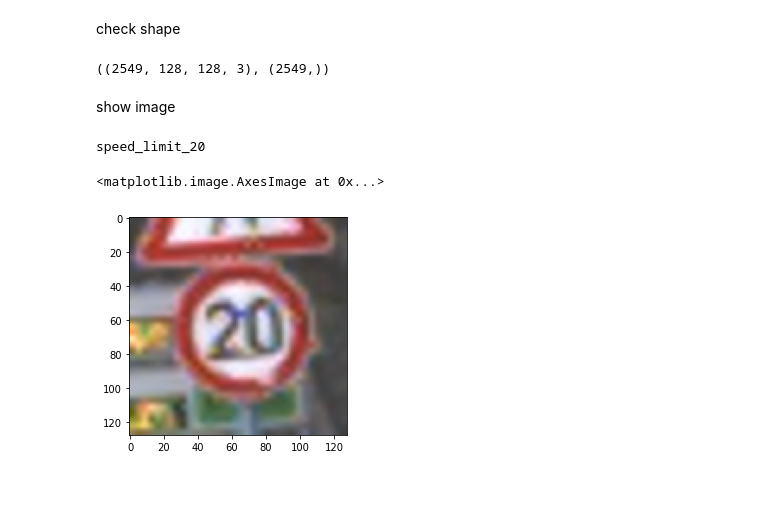
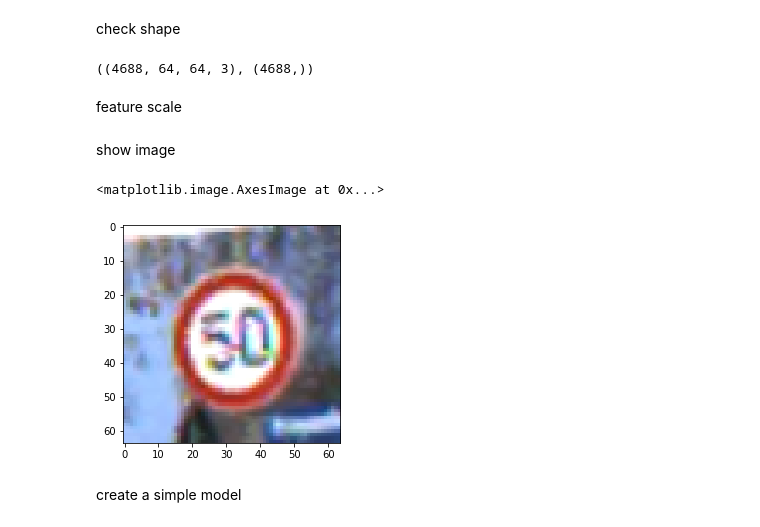
Before and after one commit to luoyuhan011/309CourseWork2, a Jupyter notebook: 309CourseWork2.ipynb, the cells around one changed output. Saved outputs shown, nothing was run; the diff lists cells and outputs as text; code cells hidden in the pictures; blank space fills up the shorter version.

```diff
--- a/309CourseWork2.ipynb
+++ b/309CourseWork2.ipynb
@@ -16,6 +18,6 @@ label_list = []
 for label in os.listdir(path):
   for file_name in os.listdir(os.path.join(path, label)):
     img = Image.open(os.path.join(path, label, file_name))
-    img = img.resize(size=(128,128))
+    img = img.resize(size=(64,64))
     img_list.append(np.array(img))
     label_list.append(label)
@@ -28,14 +32,17 @@ X_train = np.array(img_list, dtype=int)
 Y_train = np.array(label_list, ndmin=1, dtype=int)
 X_train.shape, Y_train.shape
 # %% [output]
-((2549, 128, 128, 3), (2549,))
+((4688, 64, 64, 3), (4688,))
+# %% [markdown]
+feature scale
+# %%
+X_train = X_train/255
 # %% [markdown]
 show image
-# %%
-index = 0
-print(class_name[Y_train[index]])
-plt.imshow(X_train[2])
-# %% [output]
-speed_limit_20
-<matplotlib.image.AxesImage at 0x...>
-[figure, removed]
+# %%
+plt.imshow(X_train[4687])
+# %% [output]
+<matplotlib.image.AxesImage at 0x...>
+[figure, added]
+# %% [markdown]
+create a simple model
```
Also changed, not shown: parts of 6 cells of this notebook.
